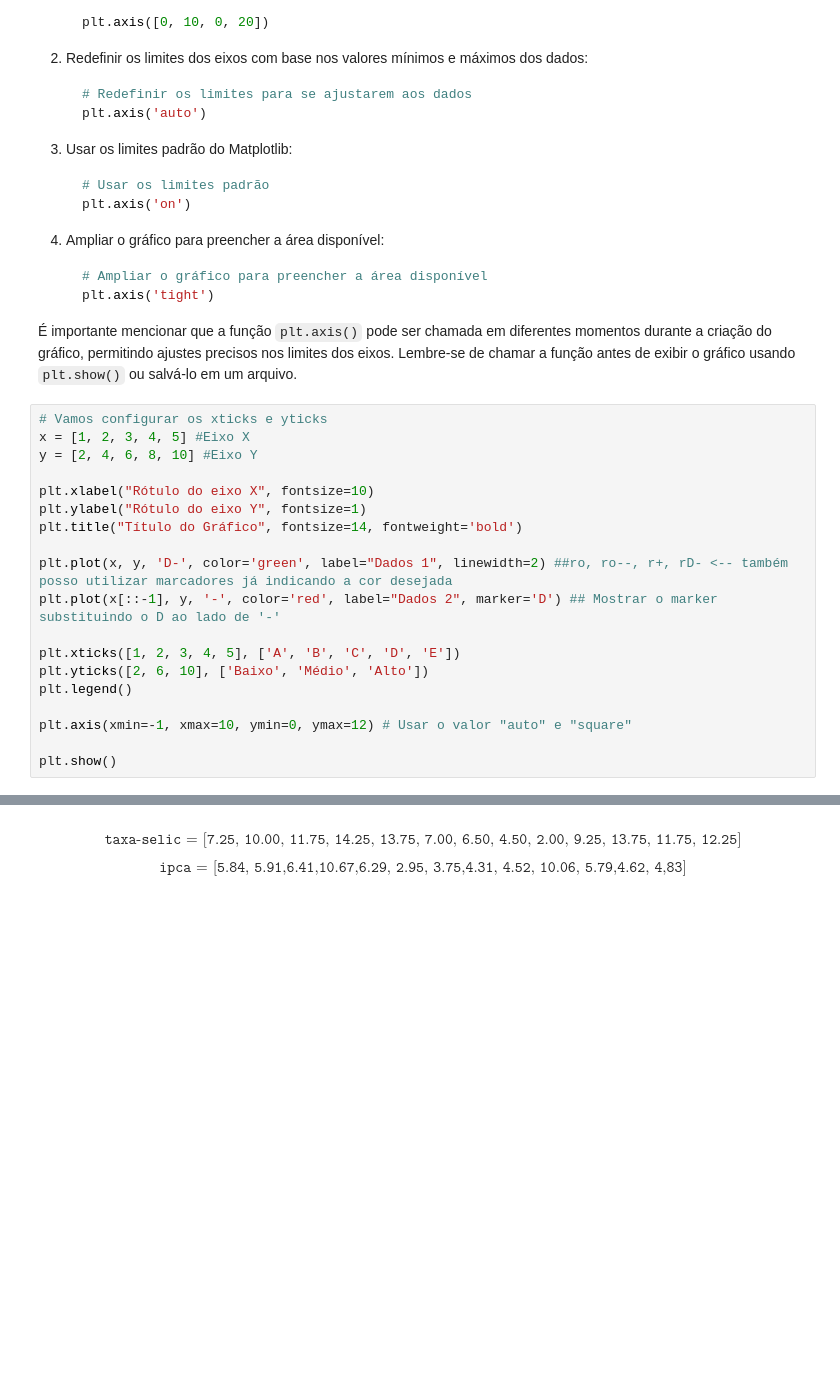
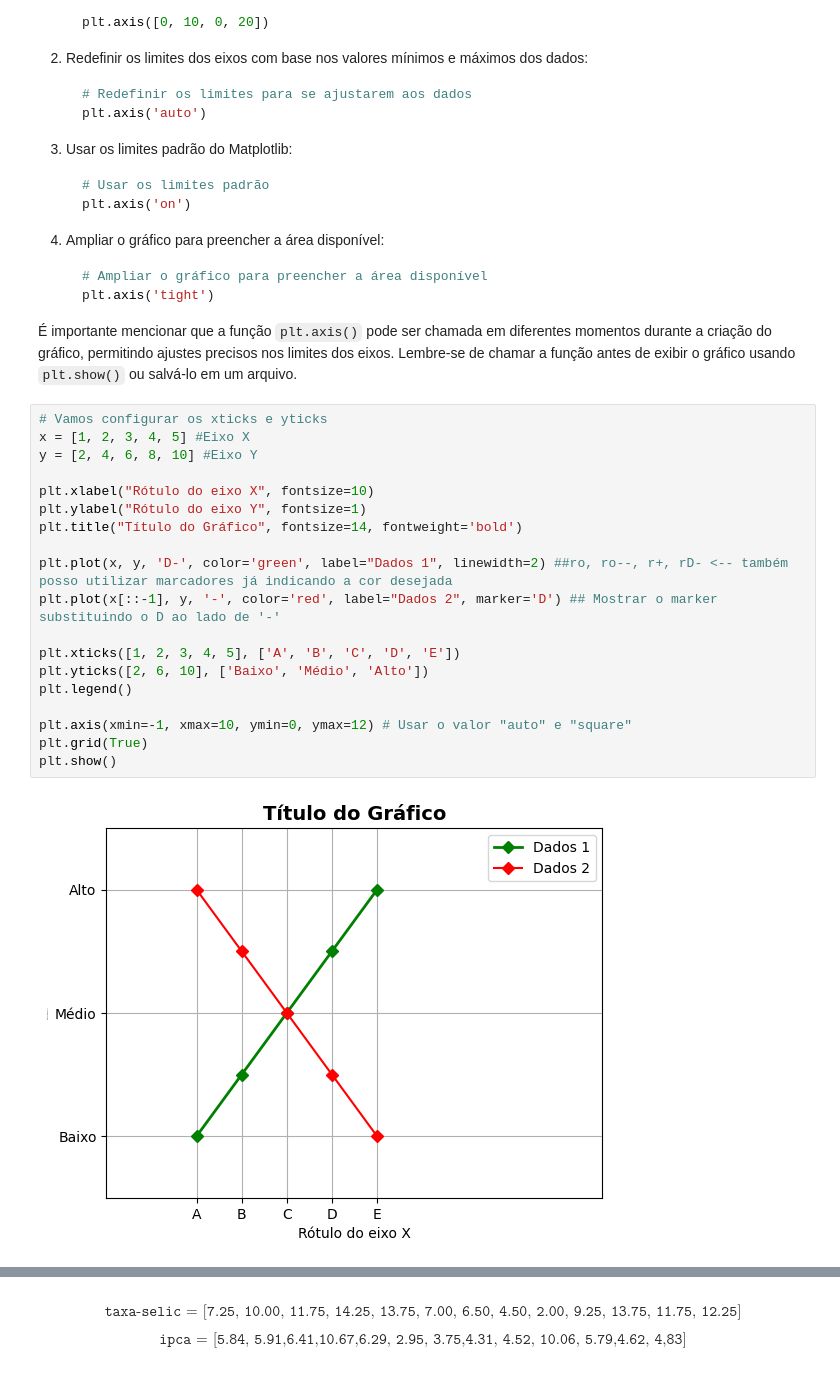
Before and after one commit to eduardovergine/Introducao-aCiencia-de-Dados, a Jupyter notebook: Estudo_Dirigido_Visualizacao_Dados.ipynb, the cells around one changed output, grey strips where cells are left out. Drawn from its saved outputs; the diff is of its cells as text; blank space fills up the shorter version.

```diff
--- a/Estudo_Dirigido_Visualizacao_Dados.ipynb
+++ b/Estudo_Dirigido_Visualizacao_Dados.ipynb
@@ -384,22 +390,24 @@ Aqui estão alguns exemplos para ilustrar como usar a função `plt.axis()`:
 # %%
 # Vamos configurar os xticks e yticks
 x = [1, 2, 3, 4, 5] #Eixo X
 y = [2, 4, 6, 8, 10] #Eixo Y
 
 plt.xlabel("Rótulo do eixo X", fontsize=10)
 plt.ylabel("Rótulo do eixo Y", fontsize=1)
 plt.title("Título do Gráfico", fontsize=14, fontweight='bold')
 
 plt.plot(x, y, 'D-', color='green', label="Dados 1", linewidth=2) ##ro, ro--, r+, rD- <-- também posso utilizar marcadores já indicando a cor desejada
 plt.plot(x[::-1], y, '-', color='red', label="Dados 2", marker='D') ## Mostrar o marker substituindo o D ao lado de '-'
 
 plt.xticks([1, 2, 3, 4, 5], ['A', 'B', 'C', 'D', 'E'])
 plt.yticks([2, 6, 10], ['Baixo', 'Médio', 'Alto'])
 plt.legend()
 
 plt.axis(xmin=-1, xmax=10, ymin=0, ymax=12) # Usar o valor "auto" e "square"
-
+plt.grid(True)
 plt.show()
+# %% [output]
+[figure, added]
 # %% [markdown]
 # **Exercício destaque:**
 
```
Also changed, not shown: parts of 5 cells of this notebook.
